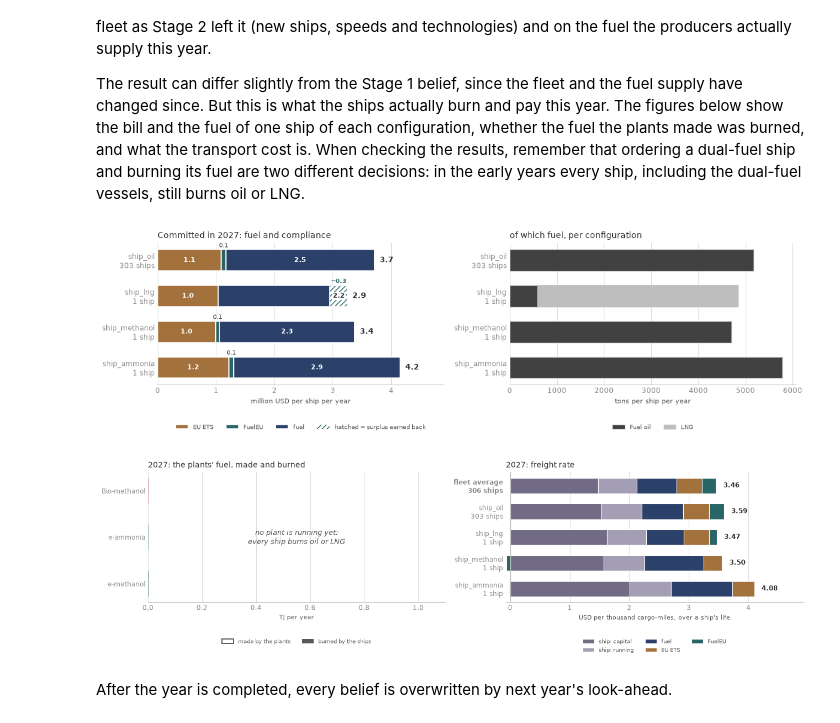
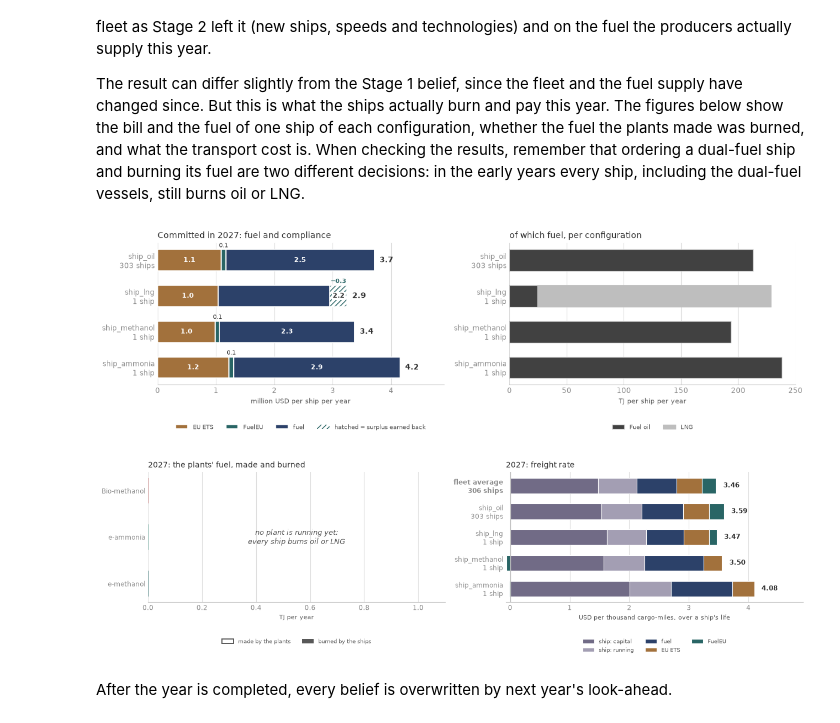
Before and after one commit to zerocarbonshipping/navigate-zcs, a Jupyter notebook: docs/workshop/02-understand-navigate.ipynb, the cells around one changed output. Cells and saved outputs as stored; diff of their text form; code cells hidden in the pictures.

```diff
--- a/docs/workshop/02-understand-navigate.ipynb
+++ b/docs/workshop/02-understand-navigate.ipynb
@@ -3188,10 +3188,20 @@ from matplotlib.colors import to_rgba
 from navigate.illustrations.plots._labels import FUEL_ORDER
 
 
-def tons_limit(*steps):
+def bunkered_energy(step):
+    """This year's bunkering plan in TJ per ship, keyed (configuration, port, fuel).
+
+    The plan is kept in tons; energy needs each fuel's own heating value, or an
+    ammonia ship (18.8 GJ/t) looks twice the size of an oil ship (41.2 GJ/t).
+    """
+    return {key: tons * float(base.nodes.fuels[key[2]].lower_heating_value.get()) / 1e3
+            for key, tons in snaps[step]["bunkered"].items()}
+
+
+def energy_limit(*steps):
     """One x limit for the fuel panels, so the years can be compared by eye."""
     return 1.05 * max(
-        sum(t for (v, _p, _f), t in snaps[step]["bunkered"].items() if v == name)
+        sum(tj for (v, _p, _f), tj in bunkered_energy(step).items() if v == name)
         for step in steps
         for name in CONFIGS)
 
@@ -3275,8 +3285,8 @@ def plot_committed_bill(step, axes=None, scale_over=None, legend=True):
     axA.legend(fontsize=7.5, frameon=False, labelcolor=SUBINK, ncol=4,
                loc="upper center", bbox_to_anchor=(0.5, -0.24))
 
-    # in tons, on one scale for every year in scale_over
-    mix = snaps[step]["bunkered"]
+    # in energy, on one scale for every year in scale_over
+    mix = bunkered_energy(step)
     fuels_used = [f for f in FUEL_ORDER if any(k[2] == f for k in mix)]
     left = np.zeros(len(CONFIGS))
     for fuel_name in fuels_used:
@@ -3286,8 +3296,8 @@ def plot_committed_bill(step, axes=None, scale_over=None, legend=True):
                  label=fuel_label(fuel_name), zorder=3, edgecolor=AXIS, linewidth=0.8)
         left += values
     axB.set_title("of which fuel, per configuration", fontsize=10, color=INK, loc="left")
-    axB.set_xlim(0, tons_limit(*(scale_over or (step,))))
-    axB.set_xlabel("tons per ship per year", fontsize=8, color=SUBINK)
+    axB.set_xlim(0, energy_limit(*(scale_over or (step,))))
+    axB.set_xlabel("TJ per ship per year", fontsize=8, color=SUBINK)
     # one legend serves every year in scale_over, so it names every fuel they used
     shown = [f for f in FUEL_ORDER
              if any(k[2] == f for s in (scale_over or (step,))
@@ -3445,34 +3455,34 @@ def draw_freight_breakdown(step, ax, scale_over=None, legend=True):
         ax.annotate(f"{sum(rows[n].values()):.2f}", (pos[i] + reach * .03, i), va="center",
                     fontsize=8.5, color=INK, fontweight="bold")
     ax.axvline(0, color=AXIS, lw=1, zorder=4)
     ax.set_yticks(list(y), [ship_label(n, step) for n in names])
     ax.get_yticklabels()[0].set_fontweight("bold")
     ax.invert_yaxis()
     ax.set_xlim(min(0., neg.min() * 1.2), reach * 1.2)
     ax.set_xlabel("USD per thousand cargo-miles, over a ship's life", fontsize=8,
                   color=SUBINK)
     ax.set_title(f"{YEARS[step]}: freight rate", fontsize=10,
                  color=INK, loc="left")
     if legend:
         ax.legend(fontsize=7.5, frameon=False, labelcolor=SUBINK, ncol=3,
                   loc="upper center", bbox_to_anchor=(0.5, -0.24))
     ax.grid(axis="x", color=GRID, lw=0.8)
     ax.set_axisbelow(True)
     ax.tick_params(colors=TICK, labelsize=8.5, length=0)
     for side in ("top", "right", "left"):
         ax.spines[side].set_visible(False)
     ax.spines["bottom"].set_color(AXIS)
 
 
 plot_committed_bill(STEP_EARLY)
 
 fig, axes = plt.subplots(1, 2, figsize=(13, 4.2))
 draw_fuel_use(STEP_EARLY, axes[0])
 draw_freight_breakdown(STEP_EARLY, axes[1])
 fig.tight_layout(rect=(0, 0.04, 1, 1))
 plt.show()
 # %% [output]
-[figure, old version]
+[figure, new version]
 [figure]
 # %% [markdown]
 After the year is completed, every belief is overwritten by
```
Also changed, not shown: parts of 2 cells of this notebook.
